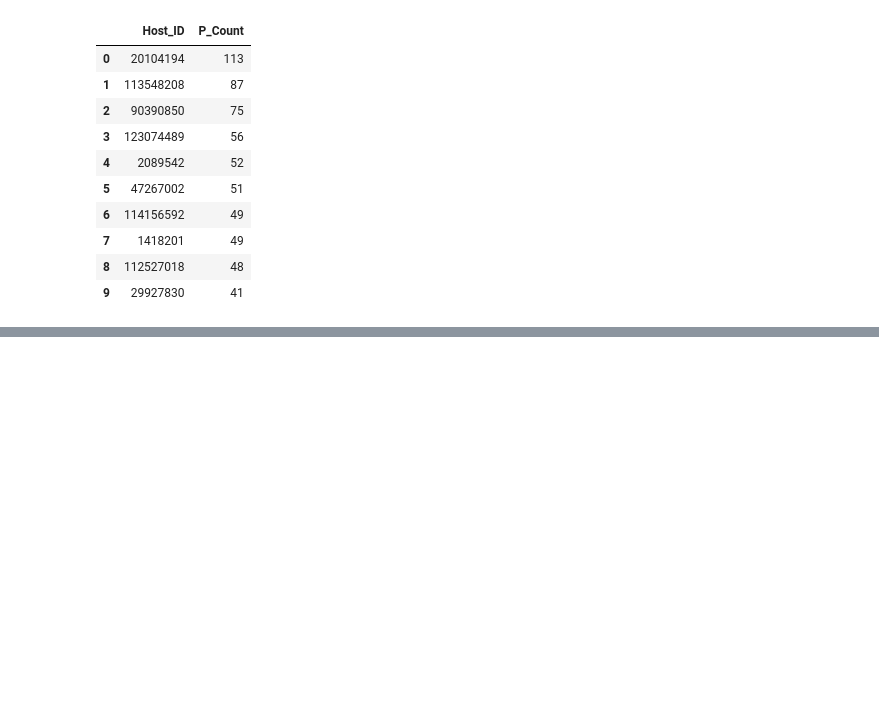
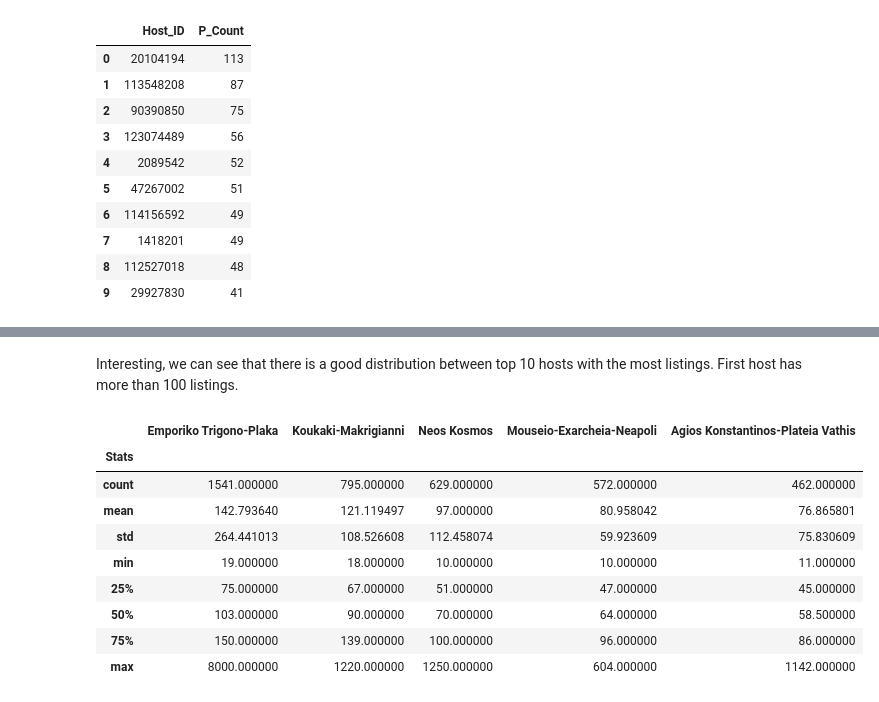
Before and after one commit to kostistzim/Airbnb-Athens-Data-Analysis, a Jupyter notebook: AirBnb_Athens_DataAnalysis.ipynb, the cells around one changed output, grey strips where cells are left out. Drawn from its saved outputs; the diff is of its cells as text; code cells hidden in the pictures; blank space fills up the shorter version.

```diff
--- a/AirBnb_Athens_DataAnalysis.ipynb
+++ b/AirBnb_Athens_DataAnalysis.ipynb
@@ -436,0 +422,2 @@ viz_1.set_xticklabels(viz_1.get_xticklabels(), rotation=45)
+# %% [markdown]
+Interesting, we can see that there is a good distribution between top 10 hosts with the most listings. First host has more than 100 listings.
@@ -436,0 +449,41 @@ viz_1.set_xticklabels(viz_1.get_xticklabels(), rotation=45)
+# %%
+#creating an empty list that we will append later with price distributions for each neighbourhood_group
+p_l_b_n_2=[]
+#creating list with known values in neighbourhood_group column
+nei_list=['Emporiko Trigono-Plaka', 'Koukaki-Makrigianni', 'Neos Kosmos', 'Mouseio-Exarcheia-Neapoli', 'Agios Konstantinos-Plateia Vathis']
+
+#creating a for loop to get statistics for price ranges and append it to our empty list
+for x in price_list_by_n:
+  i=x.describe()
+  #i=i.iloc[3:]  #This line filters the results to include only rows starting from the 4th row (index 3), we exclude the count, mean, and standard deviation from the descriptive statistics.
+  i.reset_index(inplace=True)
+  i.rename(columns={'index':'Stats'}, inplace=True)
+  p_l_b_n_2.append(i)
+
+#changing names of the price column to the area name for easier reading of the table
+p_l_b_n_2[0].rename(columns={'price':nei_list[0]}, inplace=True)
+p_l_b_n_2[1].rename(columns={'price':nei_list[1]}, inplace=True)
+p_l_b_n_2[2].rename(columns={'price':nei_list[2]}, inplace=True)
+p_l_b_n_2[3].rename(columns={'price':nei_list[3]}, inplace=True)
+p_l_b_n_2[4].rename(columns={'price':nei_list[4]}, inplace=True)
+
+#finilizing our dataframe for final view
+stat_df=p_l_b_n_2
+stat_df=[df.set_index('Stats') for df in stat_df]
+stat_df=stat_df[0].join(stat_df[1:])
+stat_df
+
+
+
+#something seems wrong with my code need to work on it
+# %% [output]
+|  | Emporiko Trigono-Plaka | Koukaki-Makrigianni | Neos Kosmos | Mouseio-Exarcheia-Neapoli | Agios Konstantinos-Plateia Vathis |
+| Stats |  |  |  |  |  |
+| count | 1541.000000 | 795.000000 | 629.000000 | 572.000000 | 462.000000 |
+| mean | 142.793640 | 121.119497 | 97.000000 | 80.958042 | 76.865801 |
+| std | 264.441013 | 108.526608 | 112.458074 | 59.923609 | 75.830609 |
+| min | 19.000000 | 18.000000 | 10.000000 | 10.000000 | 11.000000 |
+| 25% | 75.000000 | 67.000000 | 51.000000 | 47.000000 | 45.000000 |
+| 50% | 103.000000 | 90.000000 | 70.000000 | 64.000000 | 58.500000 |
+| 75% | 150.000000 | 139.000000 | 100.000000 | 96.000000 | 86.000000 |
+| max | 8000.000000 | 1220.000000 | 1250.000000 | 604.000000 | 1142.000000 |
```
Also changed, not shown: parts of 12 cells of this notebook.
